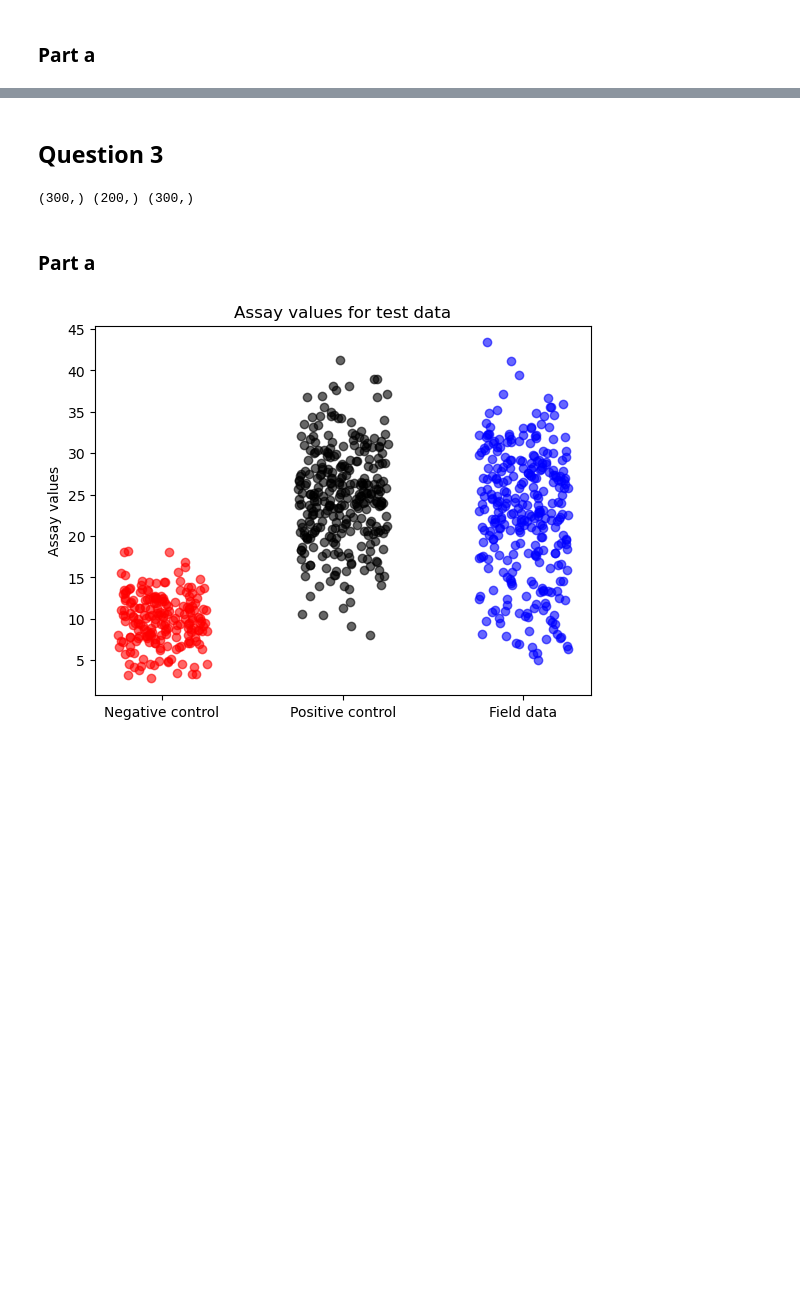
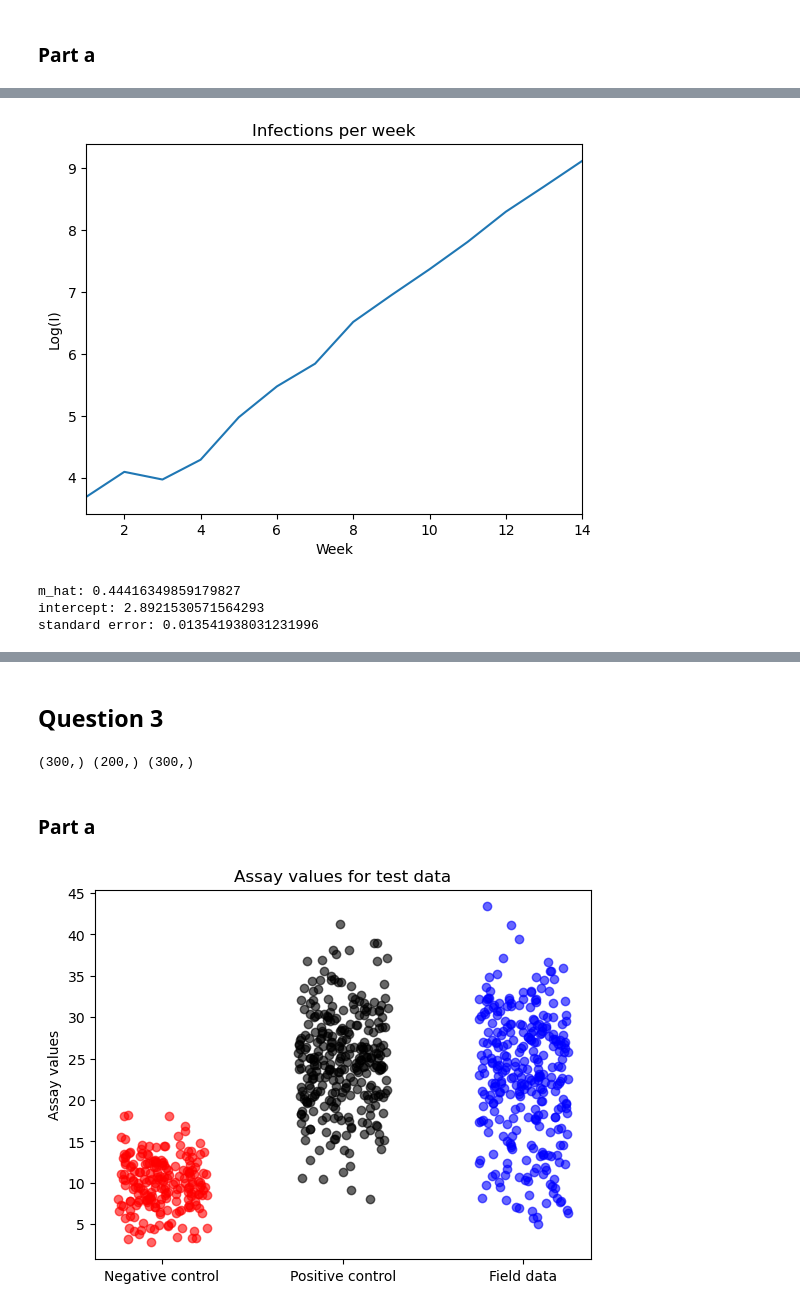
Before and after one commit to mbyers31/sp24-csci7000, a Jupyter notebook: homeworks/hw4.ipynb, the cells around one changed output, grey strips where cells are left out. Saved outputs shown, nothing was run; the diff lists cells and outputs as text; code cells hidden in the pictures; blank space fills up the shorter version.

```diff
--- a/homeworks/hw4.ipynb
+++ b/homeworks/hw4.ipynb
@@ -55,2 +54,25 @@ plt.show()
 # %%
 #show initial period of exponential growth
+num_weeks = 14
+plt.plot(week_nums[:num_weeks], np.log(i[:num_weeks]))
+plt.xlim([1, week_nums[:num_weeks].shape[0]])
+
+plt.xlabel('Week')
+plt.ylabel('Log(I)')
+plt.title('Infections per week')
+plt.savefig('hw4_q1_a.png', dpi=200, bbox_inches='tight')
+plt.show()
+# %% [output]
+[figure, added]
+# %%
+#use linear regression to estimate the slope
+from scipy.stats import linregress
+
+lr = linregress(week_nums[:num_weeks], np.log(i[:num_weeks]))
+print(f'm_hat: {lr.slope}')
+print(f'intercept: {lr.intercept}')
+print(f'standard error: {lr.stderr}')
+# %% [output]
+m_hat: 0.44416349859179827
+intercept: 2.8921530571564293
+standard error: 0.013541938031231996
```
Also changed, not shown: parts of 5 cells of this notebook.
